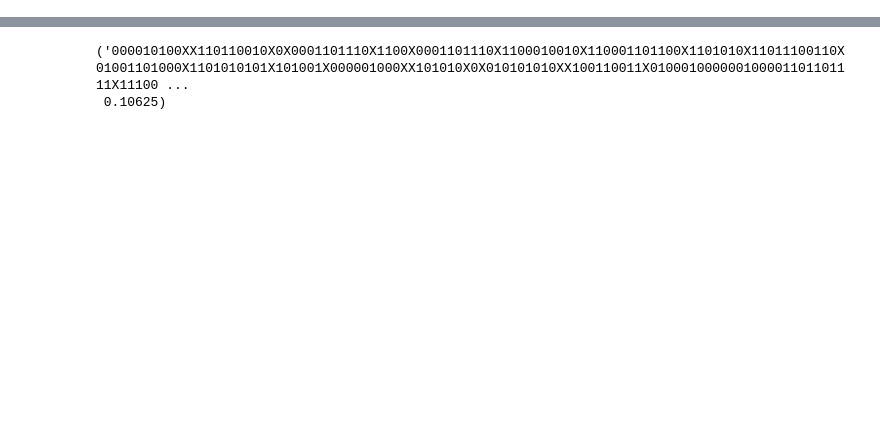
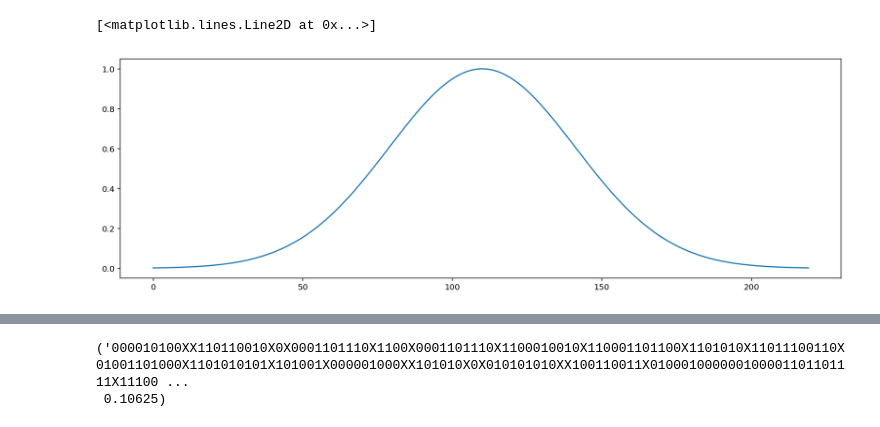
Before and after one commit to korel-one/over_the_air, a Jupyter notebook: OverTheAir PAM.ipynb, the cells around one changed output, grey strips where cells are left out. Cells and saved outputs as stored; diff of their text form; code cells hidden in the pictures; blank space fills up the shorter version.

```diff
--- a/OverTheAir PAM.ipynb
+++ b/OverTheAir PAM.ipynb
@@ -31 +33,6 @@ S = comm.send(r)
+# %%
+plt.plot(comm.shaping)
+# %% [output]
+[<matplotlib.lines.Line2D at 0x...>]
+[figure, added]
 # %%
```
Also changed, not shown: parts of 2 cells of this notebook, 1 other file.
